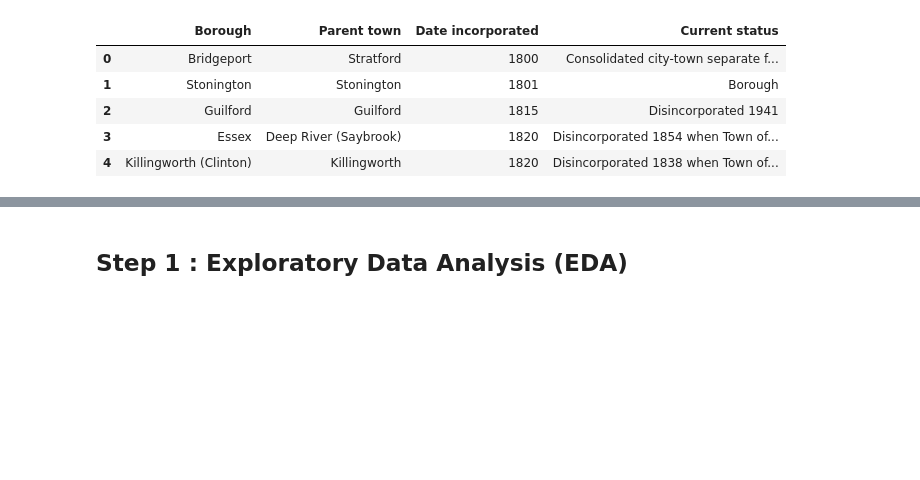
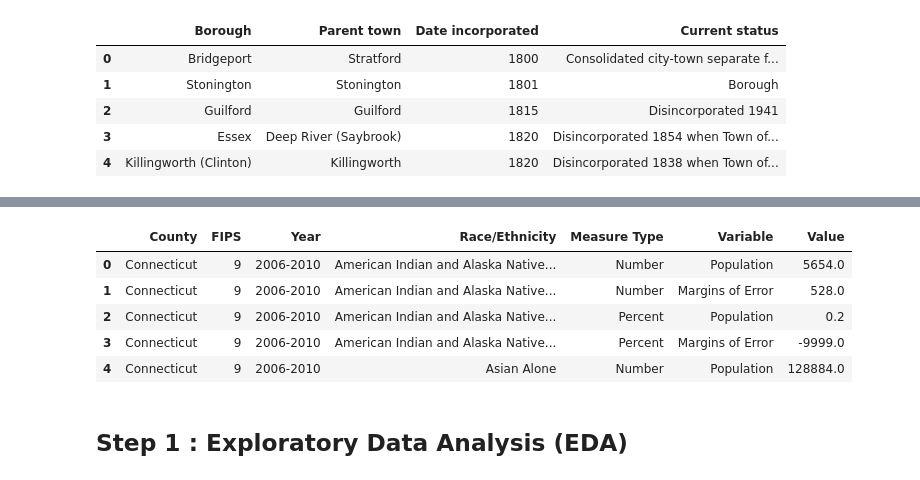
Before and after one commit to muhan-zhang/data200-final-project, a Jupyter notebook: Project.ipynb, the cells around one changed output, grey strips where cells are left out. Saved outputs shown, nothing was run; the diff lists cells and outputs as text; code cells hidden in the pictures; blank space fills up the shorter version.

```diff
--- a/Project.ipynb
+++ b/Project.ipynb
@@ -89,3 +103,17 @@ ea_ct.head()
+# %%
+# Racial Identity
+
+ri_filename = os.path.join('data', 'population-by-race-by-county-2019.csv')
+
+ri_ct = pd.read_csv(ri_filename)
+ri_ct.head()
+# %% [output]
+|  | County | FIPS | Year | Race/Ethnicity | Measure Type | Variable | Value |
+| 0 | Connecticut | 9 | 2006-2010 | American Indian and Alaska Native... | Number | Population | 5654.0 |
+| 1 | Connecticut | 9 | 2006-2010 | American Indian and Alaska Native... | Number | Margins of Error | 528.0 |
+| 2 | Connecticut | 9 | 2006-2010 | American Indian and Alaska Native... | Percent | Population | 0.2 |
+| 3 | Connecticut | 9 | 2006-2010 | American Indian and Alaska Native... | Percent | Margins of Error | -9999.0 |
+| 4 | Connecticut | 9 | 2006-2010 | Asian Alone | Number | Population | 128884.0 |
 # %% [markdown]
 ## Step 1 : Exploratory Data Analysis (EDA)
 # %% [markdown]
```
Also changed, not shown: parts of 24 cells of this notebook.
